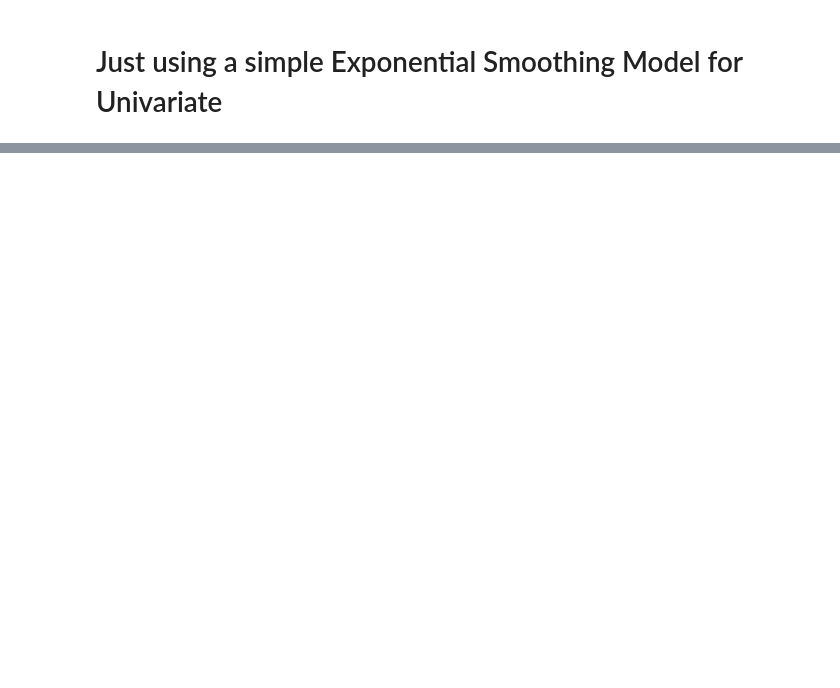
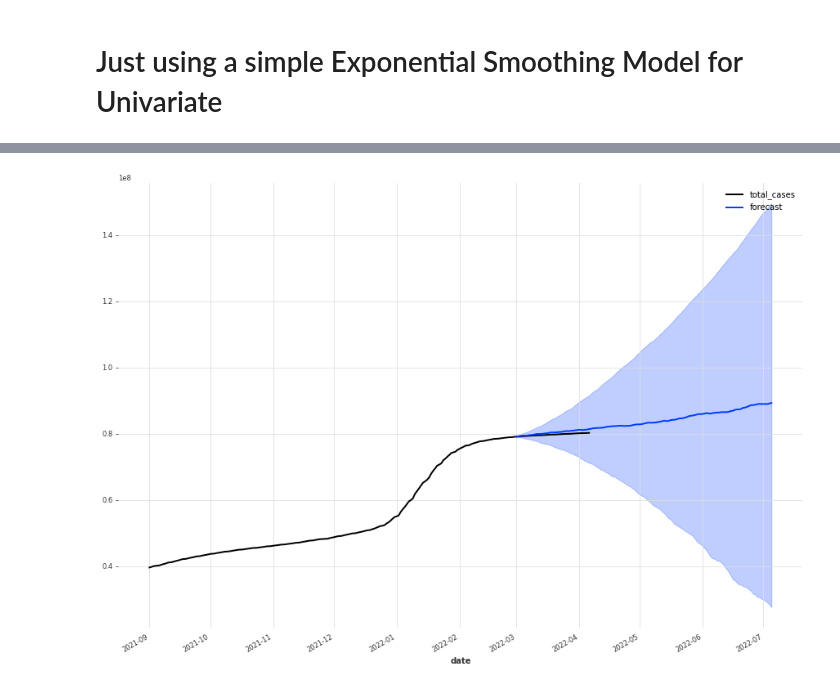
Before and after one commit to jkc5781/DS440, a Jupyter notebook: covid_DARTS.ipynb, the cells around one changed output, grey strips where cells are left out. Drawn from its saved outputs; the diff is of its cells as text; code cells hidden in the pictures; blank space fills up the shorter version.

```diff
--- a/covid_DARTS.ipynb
+++ b/covid_DARTS.ipynb
@@ -140,17 +164,27 @@ df_us_deaths.index = pd.to_datetime(df_us_deaths['date'], format='%Y-%m-%d')
 # Training will be all data before December 2021 and Testing will be all data since then
 train_cases = df_us_cases[df_us_cases.index < pd.to_datetime('2021-12-01', format='%Y-%m-%d')]
 test_cases = df_us_cases[df_us_cases.index >= pd.to_datetime('2021-12-01', format='%Y-%m-%d')]
+train_cases2 = df_us_cases2[df_us_cases2.index < pd.to_datetime('2022-03-01', format='%Y-%m-%d')]
+test_cases2 = df_us_cases2[df_us_cases2.index >= pd.to_datetime('2022-03-01', format='%Y-%m-%d')]
 train_deaths = df_us_deaths[df_us_deaths.index < pd.to_datetime('2021-12-01', format='%Y-%m-%d')]
 test_deaths = df_us_deaths[df_us_deaths.index >= pd.to_datetime('2021-12-01', format='%Y-%m-%d')]
 # %%
 train_cases.reset_index(drop=True, inplace=True)
 test_cases.reset_index(drop=True, inplace=True)
+train_cases2.reset_index(drop=True, inplace=True)
+test_cases2.reset_index(drop=True, inplace=True)
 train_deaths.reset_index(drop=True, inplace=True)
 test_deaths.reset_index(drop=True, inplace=True)
 # %%
 cases_series = TimeSeries.from_dataframe(df_us_cases, 'date', 'total_cases')
 train_cases_series = TimeSeries.from_dataframe(train_cases, 'date', 'total_cases')
 test_cases_series = TimeSeries.from_dataframe(test_cases, 'date', 'total_cases')
+
+
+cases_series2 = TimeSeries.from_dataframe(df_us_cases2, 'date', 'total_cases')
+train_cases_series2 = TimeSeries.from_dataframe(train_cases2, 'date', 'total_cases')
+test_cases_series2 = TimeSeries.from_dataframe(test_cases2, 'date', 'total_cases')
+
 deaths_series = TimeSeries.from_dataframe(df_us_deaths, 'date', 'total_deaths')
 train_deaths_series = TimeSeries.from_dataframe(train_deaths, 'date', 'total_deaths')
 test_deaths_series = TimeSeries.from_dataframe(test_deaths, 'date', 'total_deaths')
@@ -170,3 +204,14 @@ plt.rcParams['figure.figsize'] = [15, 10]
+# %%
+model = ExponentialSmoothing()
+model.fit(train_cases_series2)
+prediction = model.predict(len(test_cases_series2)+90, num_samples=1000)
+# %%
+cases_series2.plot()
+prediction.plot(label='forecast', low_quantile=0.05, high_quantile=0.95)
+plt.legend()
+plt.rcParams['figure.figsize'] = [15, 10]
+# %% [output]
+[figure, added]
 # %%
 model = ExponentialSmoothing()
 model.fit(train_deaths_series)
```
Also changed, not shown: parts of 25 cells of this notebook.
